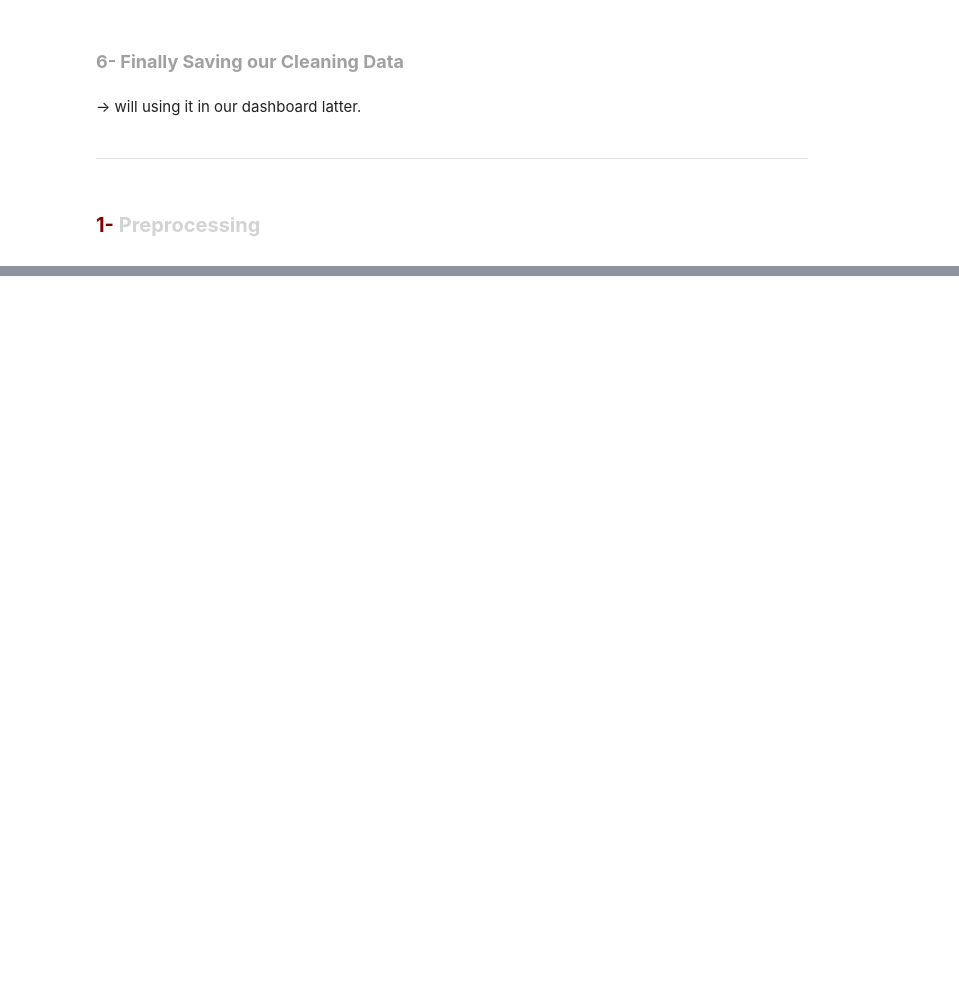
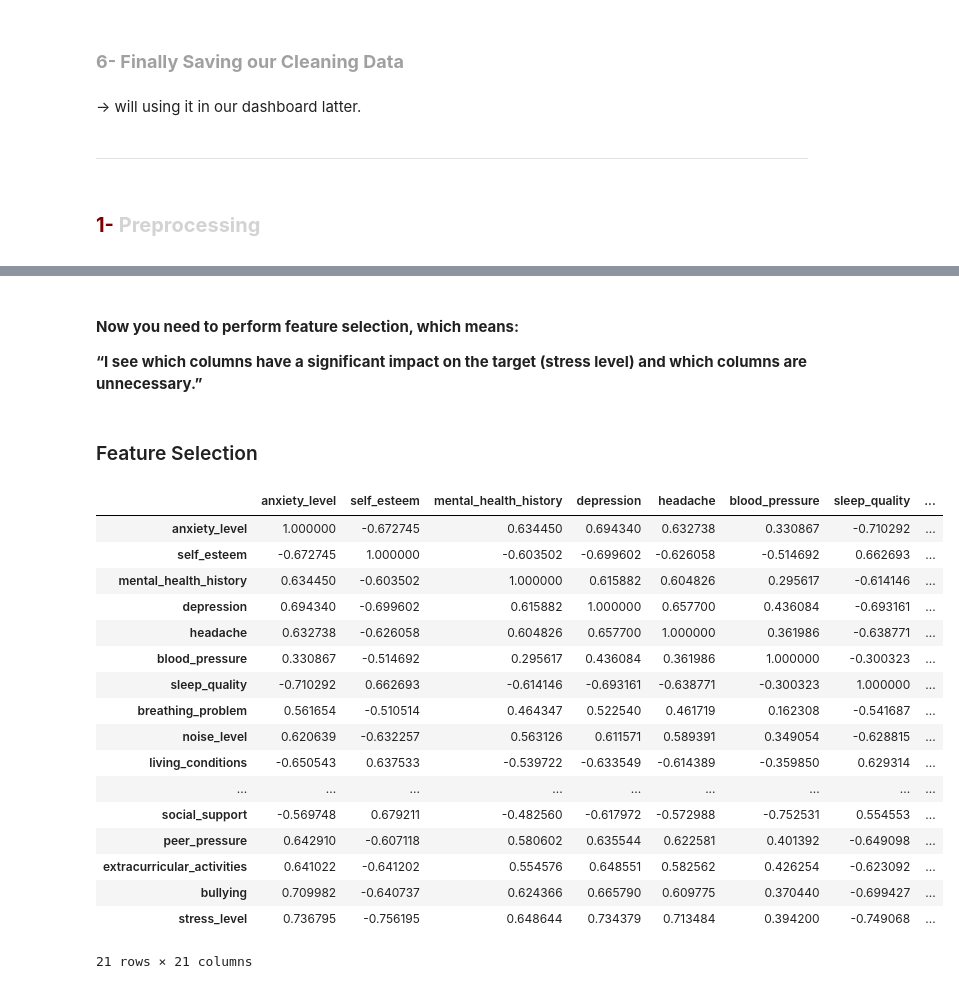
Before and after one commit to sandosaa/ML-project, a Jupyter notebook: ML project.ipynb, the cells around one changed output, grey strips where cells are left out. Saved outputs shown, nothing was run; the diff lists cells and outputs as text; code cells hidden in the pictures; blank space fills up the shorter version.

```diff
--- a/ML project.ipynb
+++ b/ML project.ipynb
@@ -314,0 +332,26 @@ data.to_csv("Cleaned data.csv" , index = False)
+# %% [markdown]
+#### **Now you need to perform feature selection, which means:**
+**“I see which columns have a significant impact on the target (stress level) and which columns are unnecessary.”**
+# %% [markdown]
+### Feature Selection
+# %%
+data.corr()
+# %% [output]
+|  | anxiety_level | self_esteem | mental_health_history | depression | headache | blood_pressure | sleep_quality | ... |
+| anxiety_level | 1.000000 | -0.672745 | 0.634450 | 0.694340 | 0.632738 | 0.330867 | -0.710292 | ... |
+| self_esteem | -0.672745 | 1.000000 | -0.603502 | -0.699602 | -0.626058 | -0.514692 | 0.662693 | ... |
+| mental_health_history | 0.634450 | -0.603502 | 1.000000 | 0.615882 | 0.604826 | 0.295617 | -0.614146 | ... |
+| depression | 0.694340 | -0.699602 | 0.615882 | 1.000000 | 0.657700 | 0.436084 | -0.693161 | ... |
+| headache | 0.632738 | -0.626058 | 0.604826 | 0.657700 | 1.000000 | 0.361986 | -0.638771 | ... |
+| blood_pressure | 0.330867 | -0.514692 | 0.295617 | 0.436084 | 0.361986 | 1.000000 | -0.300323 | ... |
+| sleep_quality | -0.710292 | 0.662693 | -0.614146 | -0.693161 | -0.638771 | -0.300323 | 1.000000 | ... |
+| breathing_problem | 0.561654 | -0.510514 | 0.464347 | 0.522540 | 0.461719 | 0.162308 | -0.541687 | ... |
+| noise_level | 0.620639 | -0.632257 | 0.563126 | 0.611571 | 0.589391 | 0.349054 | -0.628815 | ... |
+| living_conditions | -0.650543 | 0.637533 | -0.539722 | -0.633549 | -0.614389 | -0.359850 | 0.629314 | ... |
+| ... | ... | ... | ... | ... | ... | ... | ... | ... |
+| social_support | -0.569748 | 0.679211 | -0.482560 | -0.617972 | -0.572988 | -0.752531 | 0.554553 | ... |
+| peer_pressure | 0.642910 | -0.607118 | 0.580602 | 0.635544 | 0.622581 | 0.401392 | -0.649098 | ... |
+| extracurricular_activities | 0.641022 | -0.641202 | 0.554576 | 0.648551 | 0.582562 | 0.426254 | -0.623092 | ... |
+| bullying | 0.709982 | -0.640737 | 0.624366 | 0.665790 | 0.609775 | 0.370440 | -0.699427 | ... |
+| stress_level | 0.736795 | -0.756195 | 0.648644 | 0.734379 | 0.713484 | 0.394200 | -0.749068 | ... |
+21 rows × 21 columns
```
Also changed, not shown: parts of 19 cells of this notebook.
